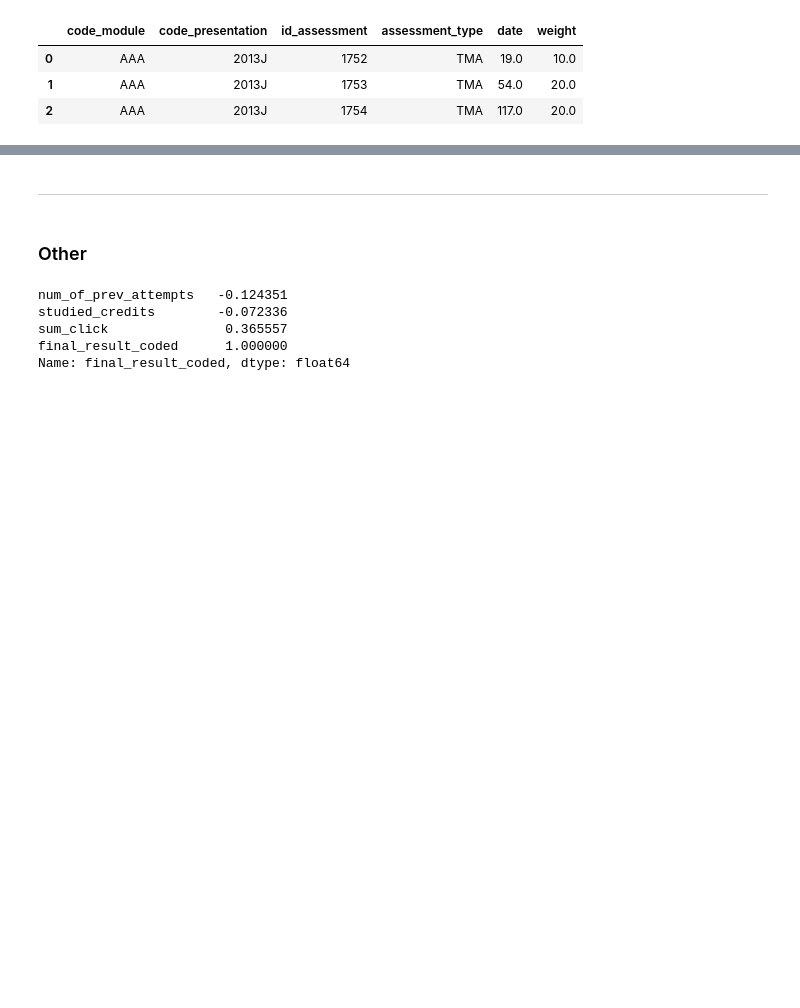
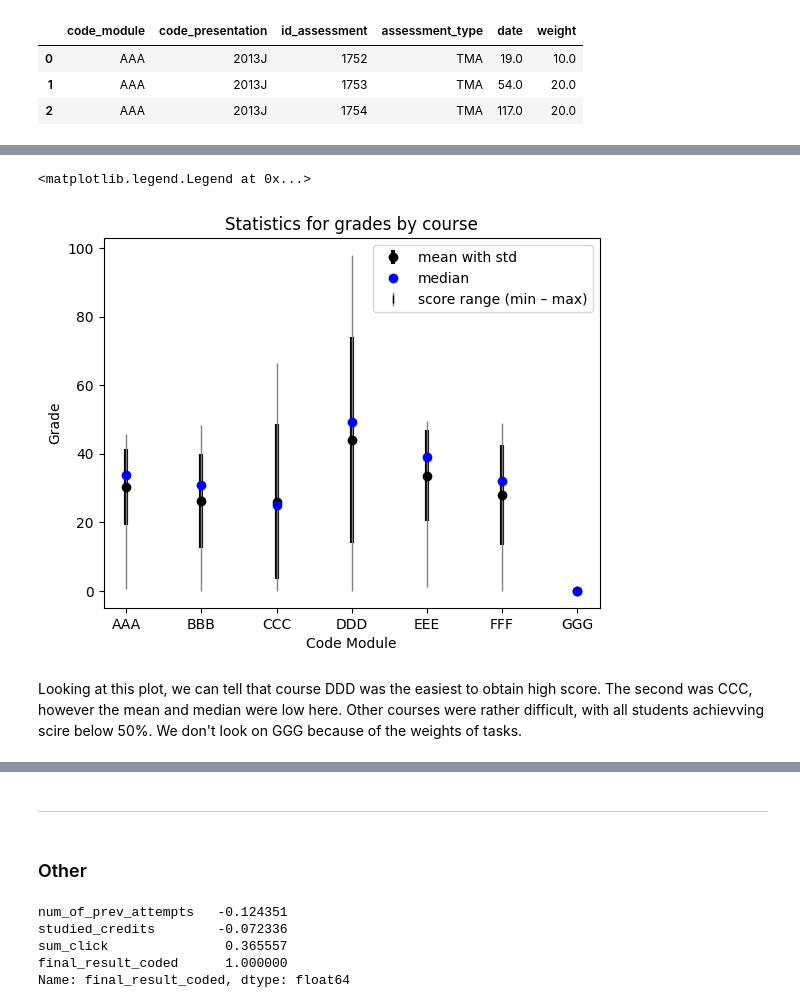
Before and after one commit to annapanfil/UPV, a Jupyter notebook: EDA/2_analysis.ipynb, the cells around one changed output, grey strips where cells are left out. Cells and saved outputs as stored; diff of their text form; code cells hidden in the pictures; blank space fills up the shorter version.

Commit message:
[EDA] Add grades analysis

```diff
--- a/EDA/2_analysis.ipynb
+++ b/EDA/2_analysis.ipynb
@@ -307,0 +326,3 @@ assesments.head(3)
+# %%
+print(assesments.isna().sum())
+assesments["date"] = assesments["date"].fillna(10000)
@@ -307,0 +343,4 @@ assesments.head(3)
+# %%
+assesments_results = student_assesments.merge(assesments, on="id_assessment", how="left")
+assesments_results["weighted_score"] = assesments_results["score"] * assesments_results["weight"]
+assesments_results.head(3)
@@ -307,0 +369,14 @@ assesments.head(3)
+# %%
+assesment_group = assesments_results.groupby(["code_module", "id_assessment"])
+assesments_results["days_to_deadline"] = assesments_results["date"] - assesments_results["date_submitted"]
+assesments_results["after_deadline"] = assesments_results["days_to_deadline"] < 0
+
+avg_submitions_per_task = assesment_group.count()["id_student"].groupby("code_module").mean()
+assesments_by_course["avg_submitions_per_task_percent"] = avg_submitions_per_task/(students_by_module/number_of_semesters) * 100
+
+assesments_by_course["avg_task_score"] = assesment_group["score"].mean().groupby("code_module").mean()
+
+avg_submitions_after_deadline = assesment_group["after_deadline"].sum().groupby("code_module").mean()
+assesments_by_course["avg_submitions_after_deadline_percent"]  = avg_submitions_after_deadline/avg_submitions_per_task * 100
+
+show(assesments_by_course)
@@ -307,0 +393,8 @@ assesments.head(3)
+# %%
+total_weights_for_sems = assesments.groupby(["code_module", "code_presentation"])["weight"].sum()
+
+students_grades = assesments_results.groupby(["code_module", "code_presentation", "id_student"])["weighted_score"].sum()/total_weights_for_sems
+
+students_grades = students_grades.groupby(["code_module", "code_presentation"]).aggregate([np.mean, np.min, np.max, np.std, np.median])
+
+show(students_grades, "students' averages", dom="tl")
@@ -307,0 +420,21 @@ assesments.head(3)
+# %%
+grades_by_course = students_grades.groupby("code_module").mean()
+
+X = np.arange(len(grades_by_course.index))
+
+plt.errorbar(X, grades_by_course["mean"], grades_by_course["std"], fmt='ok', lw=3, label='mean with std')
+plt.errorbar(X, grades_by_course["median"], fmt='ob', lw=3, label='median')
+
+plt.errorbar(X, grades_by_course["mean"], [grades_by_course["mean"] - grades_by_course["amin"], grades_by_course["amax"] - grades_by_course["mean"]],
+             fmt='|k', ecolor='gray', lw=1, label='score range (min – max)')
+
+xticks = plt.xticks(X, grades_by_course.index)
+plt.xlabel("Code Module")
+plt.ylabel("Grade")
+plt.title("Statistics for grades by course")
+plt.legend(loc="upper right")
+# %% [output]
+<matplotlib.legend.Legend at 0x...>
+[figure, added]
+# %% [markdown]
+Looking at this plot, we can tell that course DDD was the easiest to obtain high score. The second was CCC, however the mean and median were low here. Other courses were rather difficult, with all students achievving scire below 50%. We don't look on GGG because of the weights of tasks.
```
Also changed, not shown: parts of 46 cells of this notebook.
